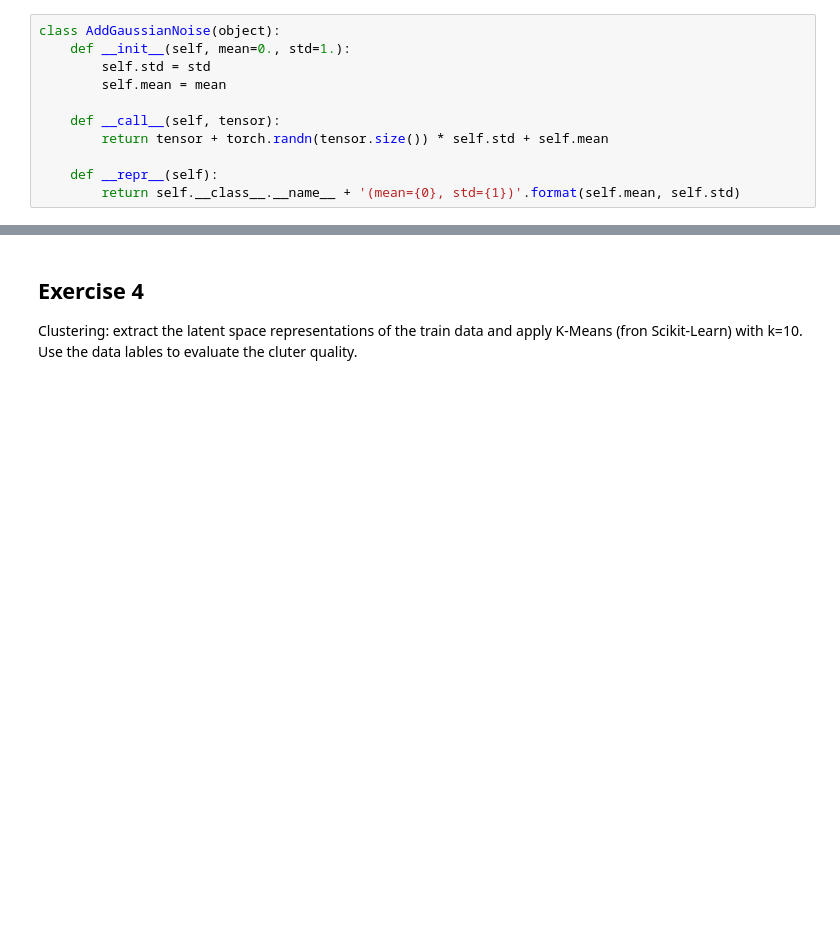
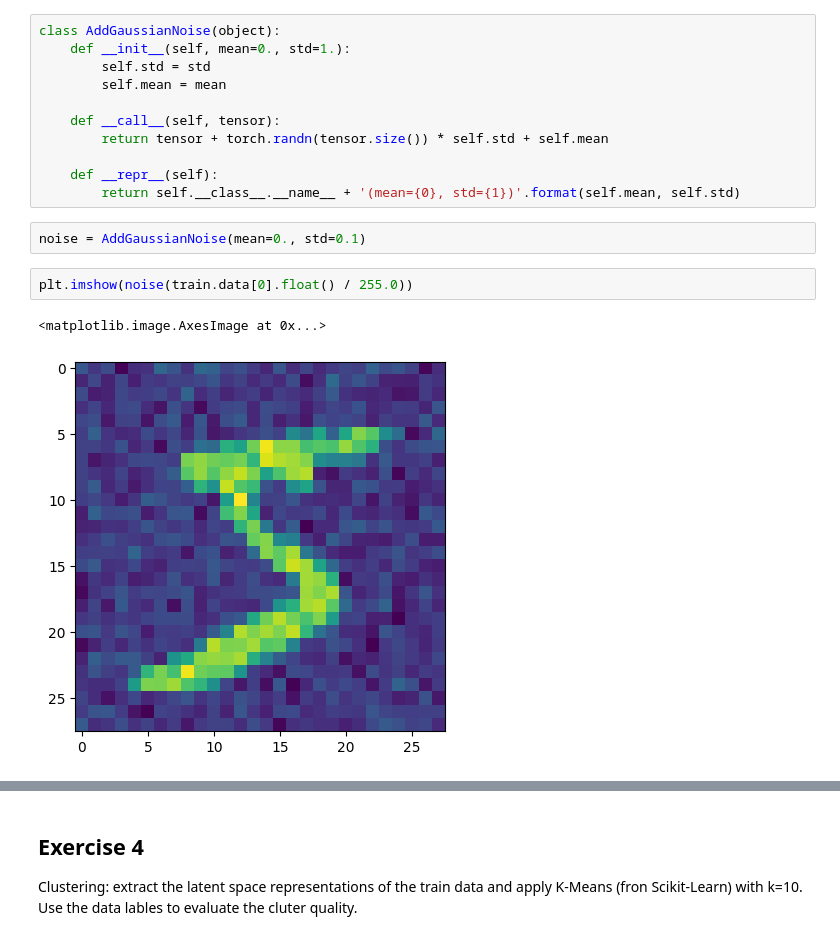
Before and after one commit to efolwacz/DeepLearning25, a Jupyter notebook: week_8/Assignment_AE_MNIST.ipynb, the cells around one changed output, grey strips where cells are left out. Saved outputs shown, nothing was run; the diff lists cells and outputs as text; blank space fills up the shorter version.

```diff
--- a/week_8/Assignment_AE_MNIST.ipynb
+++ b/week_8/Assignment_AE_MNIST.ipynb
@@ -188,3 +196,10 @@ class AddGaussianNoise(object):
 
     def __repr__(self):
         return self.__class__.__name__ + '(mean={0}, std={1})'.format(self.mean, self.std)
+# %%
+noise = AddGaussianNoise(mean=0., std=0.1)
+# %%
+plt.imshow(noise(train.data[0].float() / 255.0))
+# %% [output]
+<matplotlib.image.AxesImage at 0x...>
+[figure, added]
```
Also changed, not shown: parts of 9 cells of this notebook.
